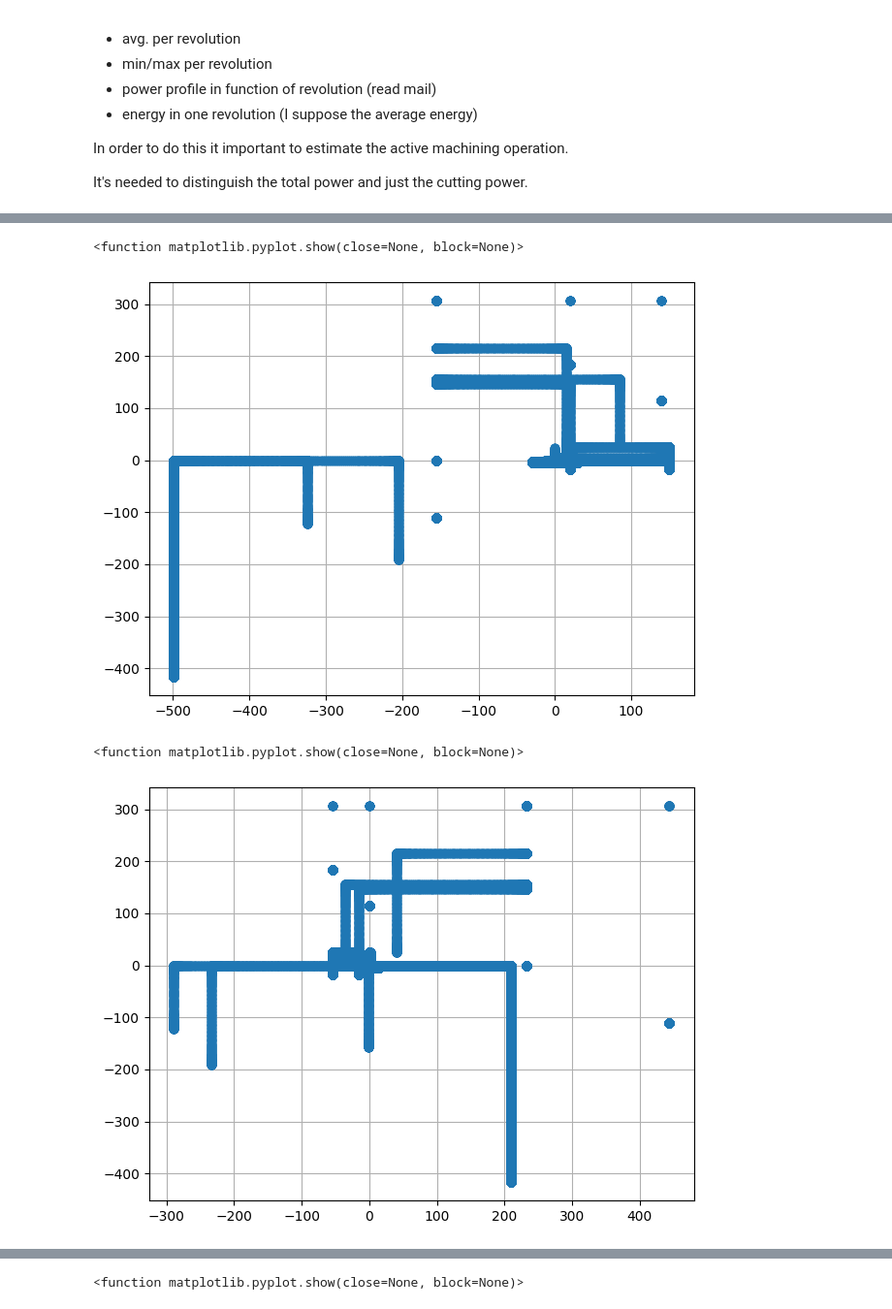
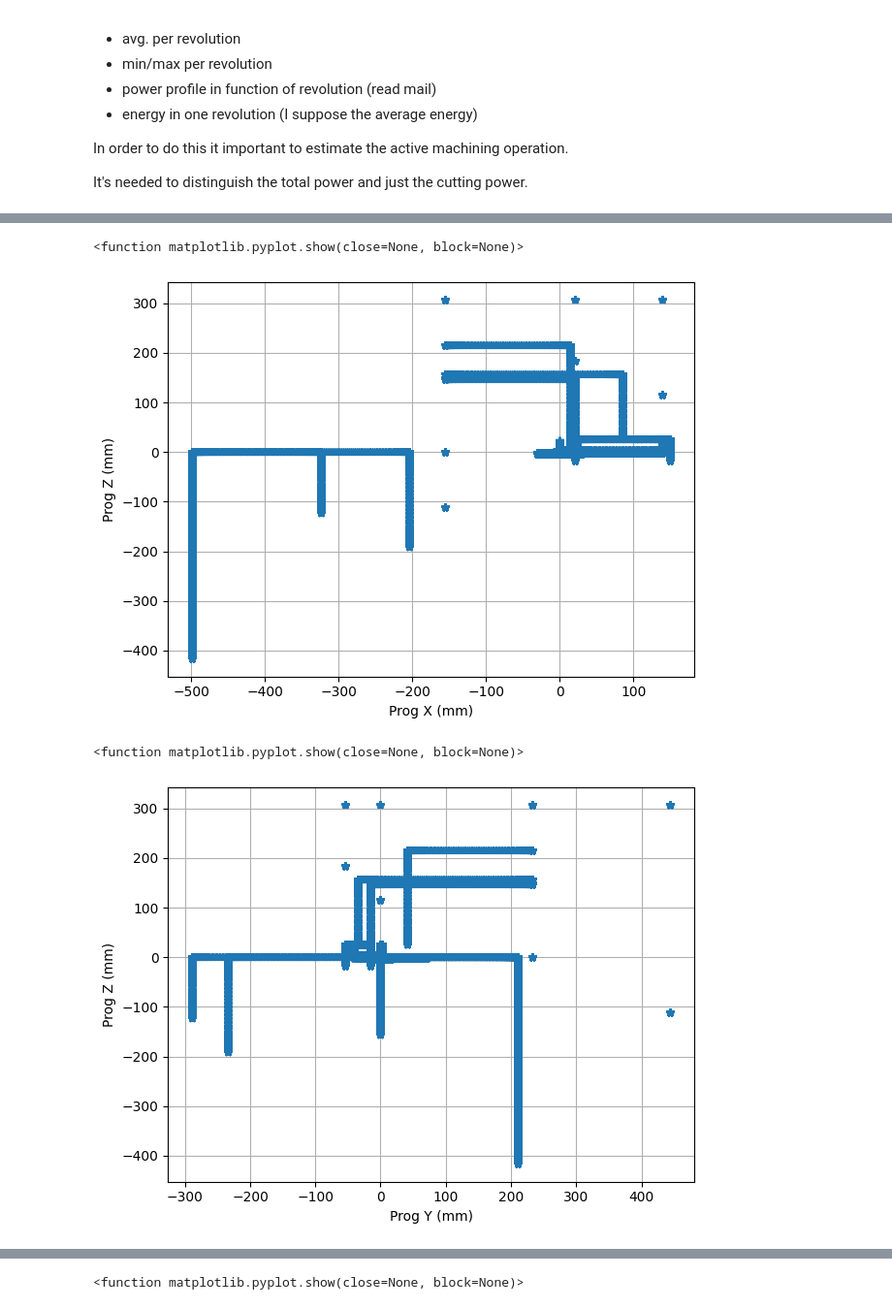
Before and after one commit to PaoloRos/MASSMa, a Jupyter notebook: 2_assignment/analisi.ipynb, the cells around one changed output, grey strips where cells are left out. Shown at 97% size. Saved outputs shown, nothing was run; the diff lists cells and outputs as text; code cells hidden in the pictures.

```diff
--- a/2_assignment/analisi.ipynb
+++ b/2_assignment/analisi.ipynb
@@ -72,13 +79,8 @@ df5A1A = pd.read_csv(fileSession5A1A, skiprows=9)
 # %%
 # Naming columns
-df5A1A.columns = [
-    'time',
-    'prog_pos_x',
-    'meas_pos_x',
-    'power',
-    'prog_pos_y',
-    'meas_pos_y',
-    'prog_pos_z',
-    'meas_pos_z',
-    'niente'
-]
+cols = ['time', 'prog_pos_x', 'meas_pos_x', 'power', 'prog_pos_y', 'meas_pos_y','prog_pos_z', 'meas_pos_z', 'niente']
+for df in [df5A1A, df5A1B]:
+    df.columns = cols
+
+df5A1A = df5A1A.drop('niente', axis=1)
+df5A1B = df5A1B.drop('niente', axis=1)
@@ -97,18 +100,22 @@ plt.show
 # %%
-# plot x-y
-plt.plot(df5A1A['prog_pos_x'], df5A1A['prog_pos_z'], marker='o', linestyle='none')
+# plot x-z
+plt.plot(df5A1A['prog_pos_x'], df5A1A['prog_pos_z'], marker='*', linestyle='none')
+plt.xlabel('Prog X (mm)')
+plt.ylabel('Prog Z (mm)')
 plt.grid(True)
 plt.tight_layout()
 plt.show
 # %% [output]
 <function matplotlib.pyplot.show(close=None, block=None)>
-[figure, old version]
+[figure, new version]
 # %%
-# plot x-y
-plt.plot(df5A1A['prog_pos_y'], df5A1A['prog_pos_z'], marker='o', linestyle='none')
+# plot y-z
+plt.plot(df5A1A['prog_pos_y'], df5A1A['prog_pos_z'], marker='*', linestyle='none')
+plt.xlabel('Prog Y (mm)')
+plt.ylabel('Prog Z (mm)')
 plt.grid(True)
 plt.tight_layout()
 plt.show
 # %% [output]
 <function matplotlib.pyplot.show(close=None, block=None)>
-[figure, old version]
+[figure, new version]
```
Also changed, not shown: parts of 11 cells of this notebook, 3 other files.
